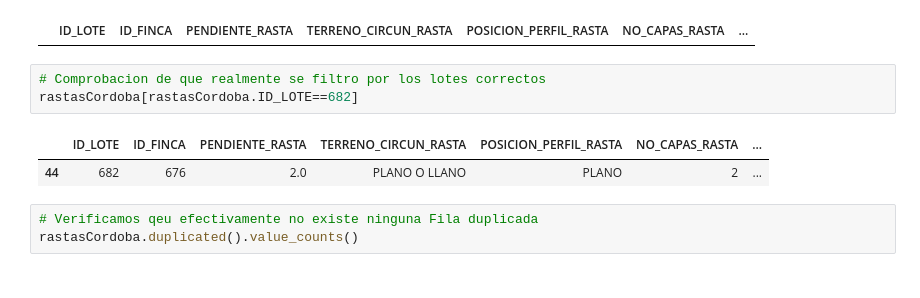
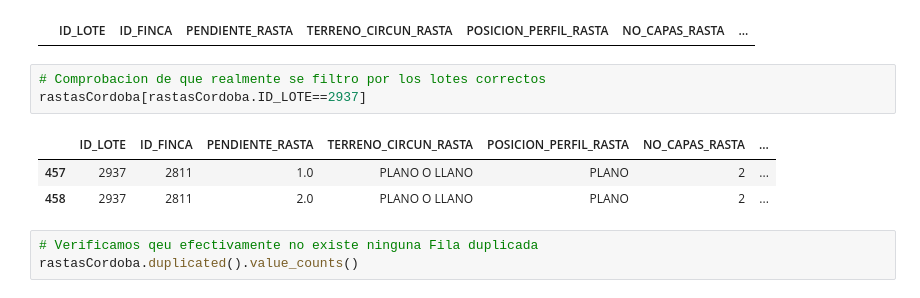
Before and after one commit to GermanMoran/TesisMaestria, a Jupyter notebook: codigos/LIMPIEZA_DATOS.ipynb, the cells around one changed output. Saved outputs shown, nothing was run; the diff lists cells and outputs as text.

```diff
--- a/codigos/LIMPIEZA_DATOS.ipynb
+++ b/codigos/LIMPIEZA_DATOS.ipynb
@@ -1398,10 +1422,11 @@ rastasCordoba[rastasCordoba.duplicated()]
 |  | ID_LOTE | ID_FINCA | PENDIENTE_RASTA | TERRENO_CIRCUN_RASTA | POSICION_PERFIL_RASTA | NO_CAPAS_RASTA | ... |
 # %%
 # Comprobacion de que realmente se filtro por los lotes correctos
-rastasCordoba[rastasCordoba.ID_LOTE==682]
+rastasCordoba[rastasCordoba.ID_LOTE==2937]
 # %% [output]
 |  | ID_LOTE | ID_FINCA | PENDIENTE_RASTA | TERRENO_CIRCUN_RASTA | POSICION_PERFIL_RASTA | NO_CAPAS_RASTA | ... |
-| 44 | 682 | 676 | 2.0 | PLANO O LLANO | PLANO | 2 | ... |
+| 457 | 2937 | 2811 | 1.0 | PLANO O LLANO | PLANO | 2 | ... |
+| 458 | 2937 | 2811 | 2.0 | PLANO O LLANO | PLANO | 2 | ... |
 # %%
 # Verificamos qeu efectivamente no existe ninguna Fila duplicada
 rastasCordoba.duplicated().value_counts()
```
Also changed, not shown: parts of 29 cells of this notebook, 10 other files.
